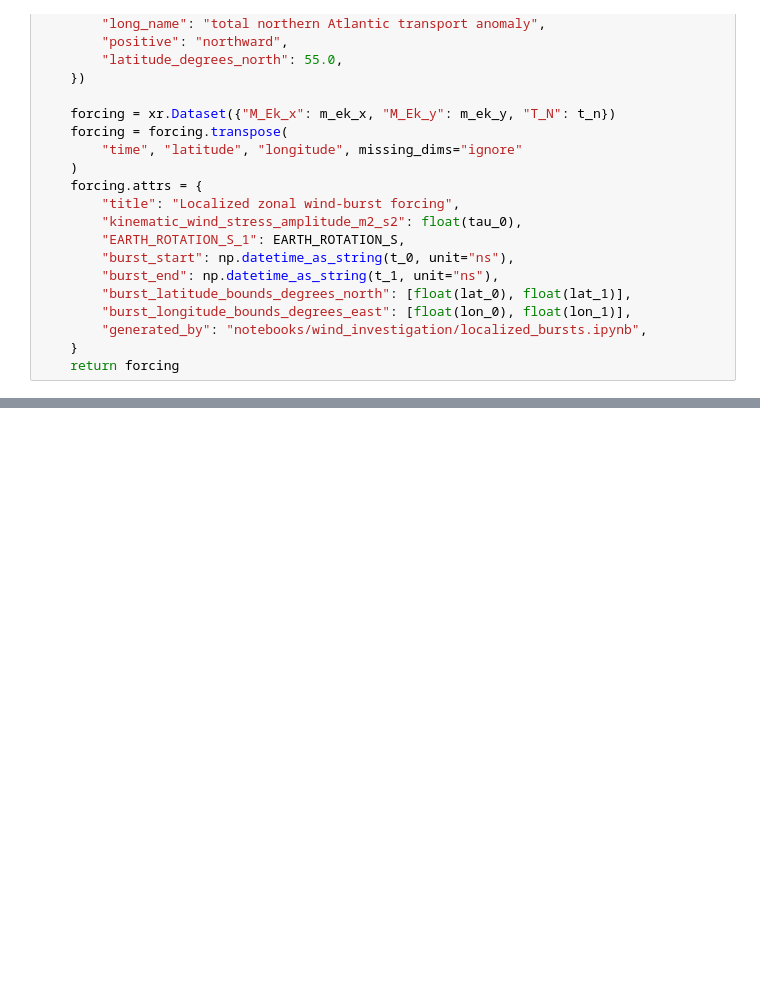
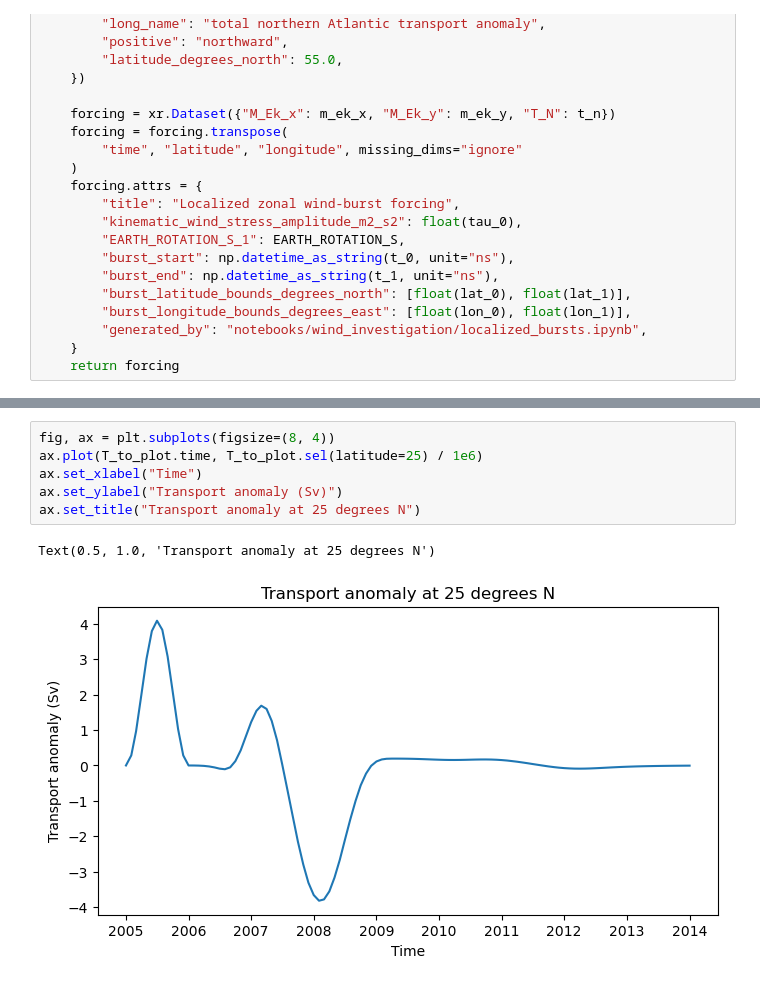
Before and after one commit to andrewwatford/MOCAdjustmentTheory, a Jupyter notebook: notebooks/wind_investigation/localized_bursts.ipynb, the cells around one changed output, grey strips where cells are left out. Drawn from its saved outputs; the diff is of its cells as text; blank space fills up the shorter version.

```diff
--- a/notebooks/wind_investigation/localized_bursts.ipynb
+++ b/notebooks/wind_investigation/localized_bursts.ipynb
@@ -358,0 +290,9 @@ array([[ 0.00404061,  0.004041  ,  0.00404154, ...,  0.00405208,
+# %%
+fig, ax = plt.subplots(figsize=(8, 4))
+ax.plot(T_to_plot.time, T_to_plot.sel(latitude=25) / 1e6)
+ax.set_xlabel("Time")
+ax.set_ylabel("Transport anomaly (Sv)")
+ax.set_title("Transport anomaly at 25 degrees N")
+# %% [output]
+Text(0.5, 1.0, 'Transport anomaly at 25 degrees N')
+[figure, added]
```
Also changed, not shown: parts of 19 cells of this notebook.
